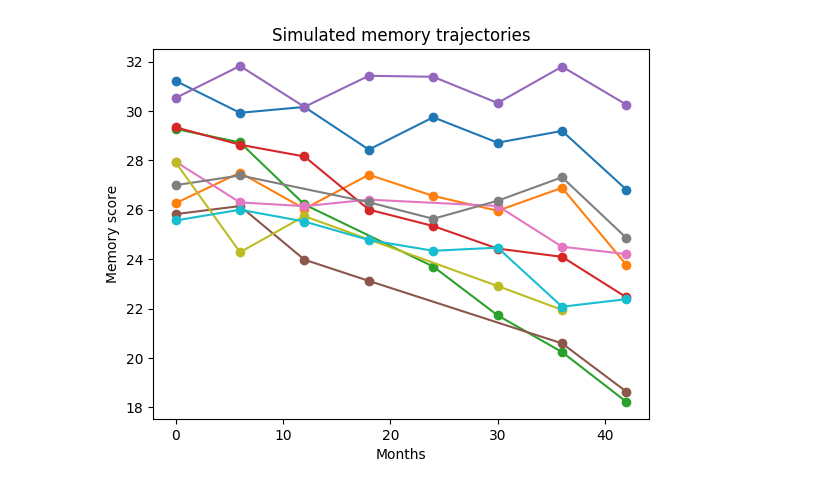
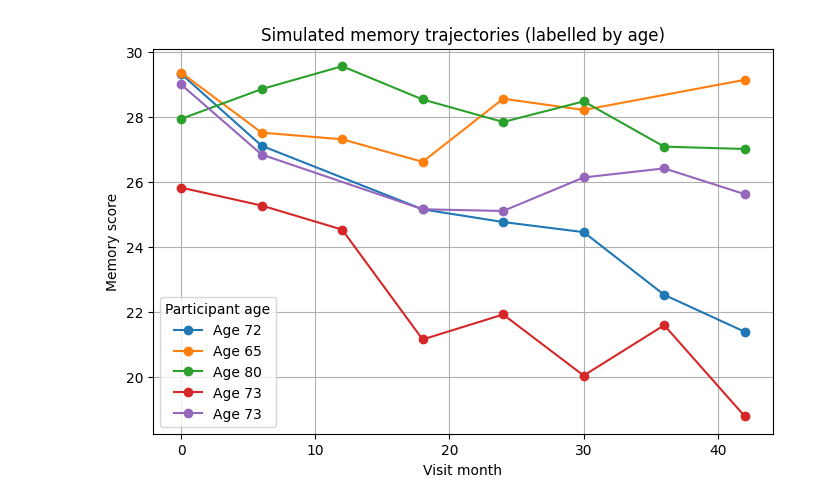
Before and after one commit to YusefAmtot/Cognitive-Decline-Prediction, a Jupyter notebook: notebooks/01_data_exploration.ipynb, the cells around one changed output. Saved outputs shown, nothing was run; the diff lists cells and outputs as text; code cells hidden in the pictures.

```diff
--- a/notebooks/01_data_exploration.ipynb
+++ b/notebooks/01_data_exploration.ipynb
@@ -1,22 +1,32 @@
 # %%
 import pandas as pd
 import matplotlib.pyplot as plt
 
 df = pd.read_csv("../data/simulated/longitudinal_simulated.csv")
 
-sample_ids = (
-    df["participant_id"]
-    .drop_duplicates()
-    .sample(10, random_state=1)
-)
+# pick a small number so the legend stays readable
+sample_ids = df["participant_id"].drop_duplicates().sample(5, random_state=0)
+
+plt.figure(figsize=(8, 5))
 
 for pid in sample_ids:
     sub = df[df["participant_id"] == pid]
-    plt.plot(sub["visit_month"], sub["memory"], marker="o")
 
-plt.xlabel("Months")
+    # age is the same for all visits for this person
+    age = sub["age_baseline"].iloc[0]
+
+    plt.plot(
+        sub["visit_month"],
+        sub["memory"],
+        marker="o",
+        label=f"Age {int(age)}"
+    )
+
+plt.xlabel("Visit month")
 plt.ylabel("Memory score")
-plt.title("Simulated memory trajectories")
+plt.title("Simulated memory trajectories (labelled by age)")
+plt.legend(title="Participant age")
+plt.grid(True)
 plt.show()
 # %% [output]
-[figure, old version]
+[figure, new version]
```
